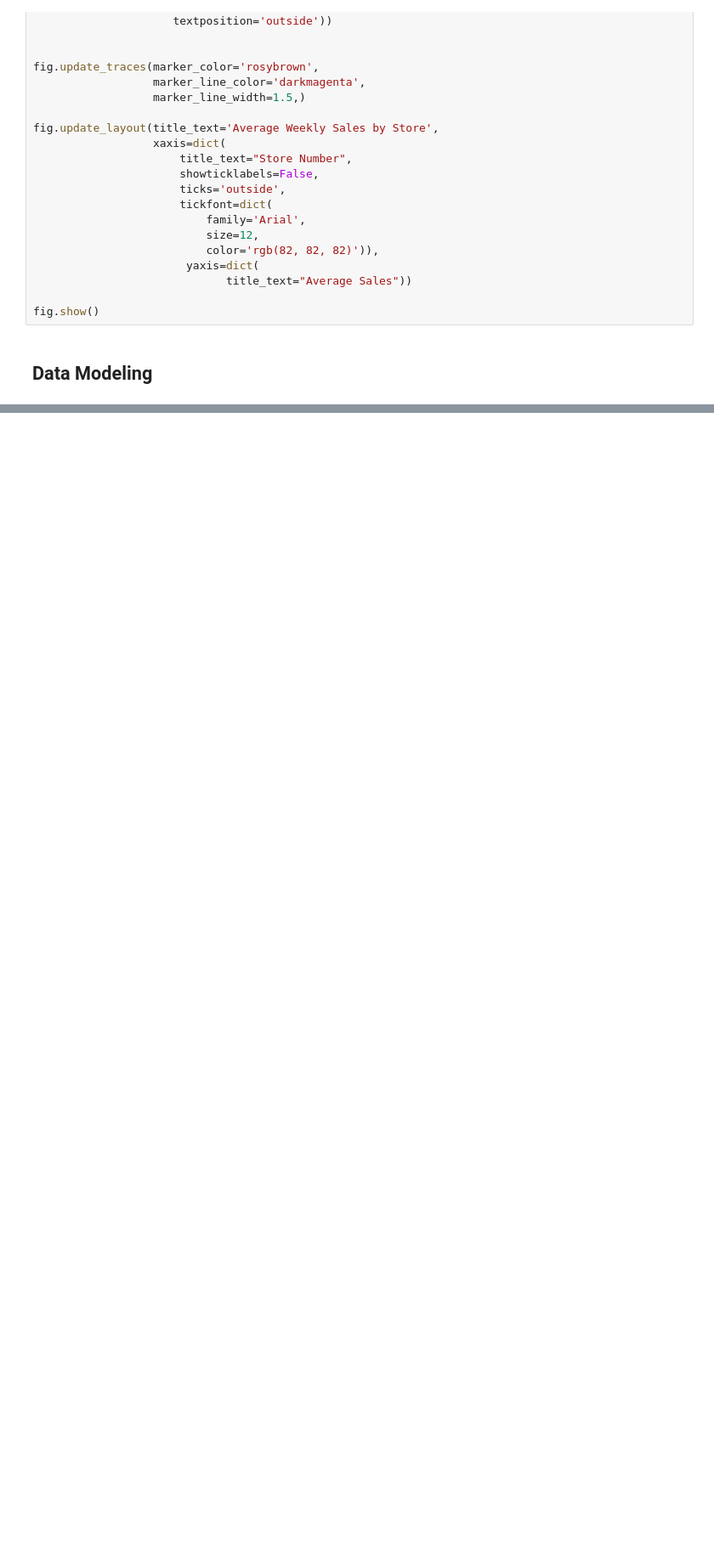
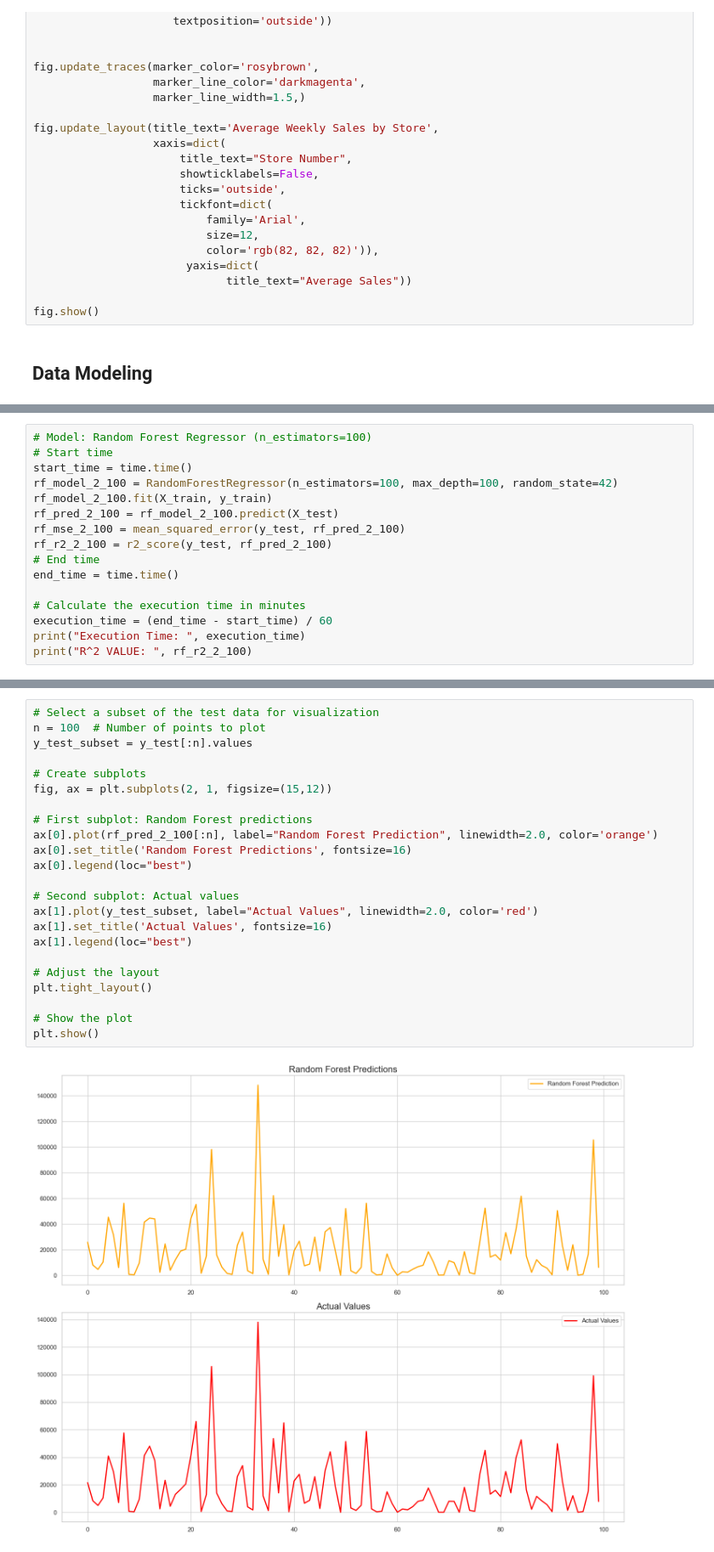
Before and after one commit to chrisheimbuch/Walmart_Reporting_Sales_Forecasting, a Jupyter notebook: source/sales_eda.ipynb, the cells around one changed output, grey strips where cells are left out. Shown at 85% size. Saved outputs shown, nothing was run; the diff lists cells and outputs as text; blank space fills up the shorter version.

```diff
--- a/source/sales_eda.ipynb
+++ b/source/sales_eda.ipynb
@@ -571,0 +779,16 @@ fig.show()
+# %%
+# Model: Random Forest Regressor (n_estimators=100)
+# Start time
+start_time = time.time()
+rf_model_2_100 = RandomForestRegressor(n_estimators=100, max_depth=100, random_state=42)
+rf_model_2_100.fit(X_train, y_train)
+rf_pred_2_100 = rf_model_2_100.predict(X_test)
+rf_mse_2_100 = mean_squared_error(y_test, rf_pred_2_100)
+rf_r2_2_100 = r2_score(y_test, rf_pred_2_100)
+# End time
+end_time = time.time()
+
+# Calculate the execution time in minutes
+execution_time = (end_time - start_time) / 60
+print("Execution Time: ", execution_time)
+print("R^2 VALUE: ", rf_r2_2_100)
@@ -571,0 +993,25 @@ fig.show()
+# %%
+# Select a subset of the test data for visualization
+n = 100  # Number of points to plot
+y_test_subset = y_test[:n].values
+
+# Create subplots
+fig, ax = plt.subplots(2, 1, figsize=(15,12))
+
+# First subplot: Random Forest predictions
+ax[0].plot(rf_pred_2_100[:n], label="Random Forest Prediction", linewidth=2.0, color='orange')
+ax[0].set_title('Random Forest Predictions', fontsize=16)
+ax[0].legend(loc="best")
+
+# Second subplot: Actual values
+ax[1].plot(y_test_subset, label="Actual Values", linewidth=2.0, color='red')
+ax[1].set_title('Actual Values', fontsize=16)
+ax[1].legend(loc="best")
+
+# Adjust the layout
+plt.tight_layout()
+
+# Show the plot
+plt.show()
+# %% [output]
+[figure, added]
```
Also changed, not shown: parts of 84 cells of this notebook.
